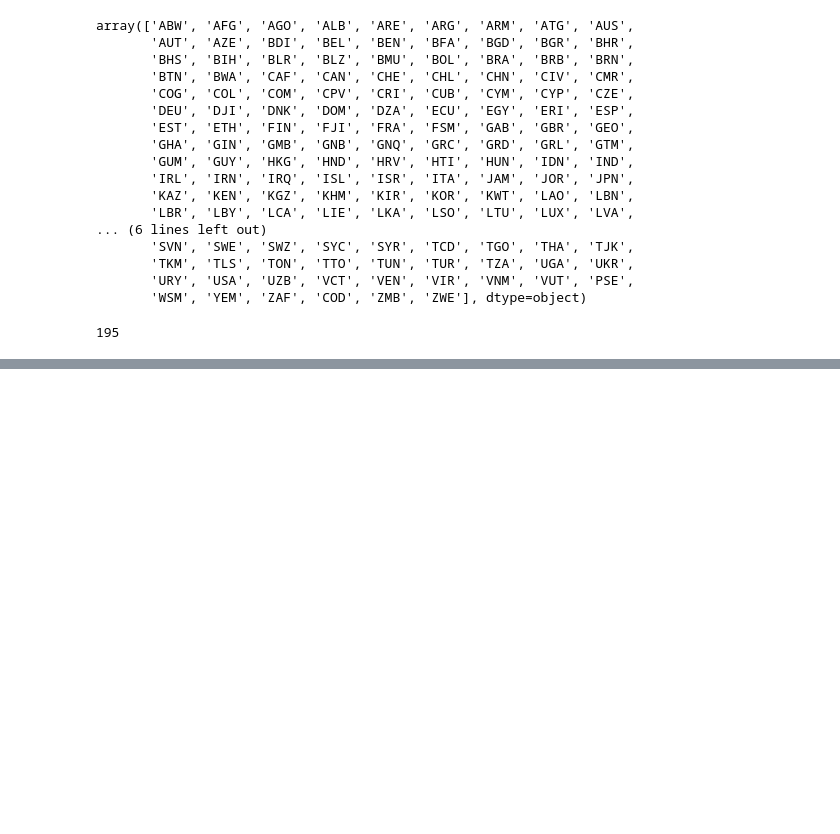
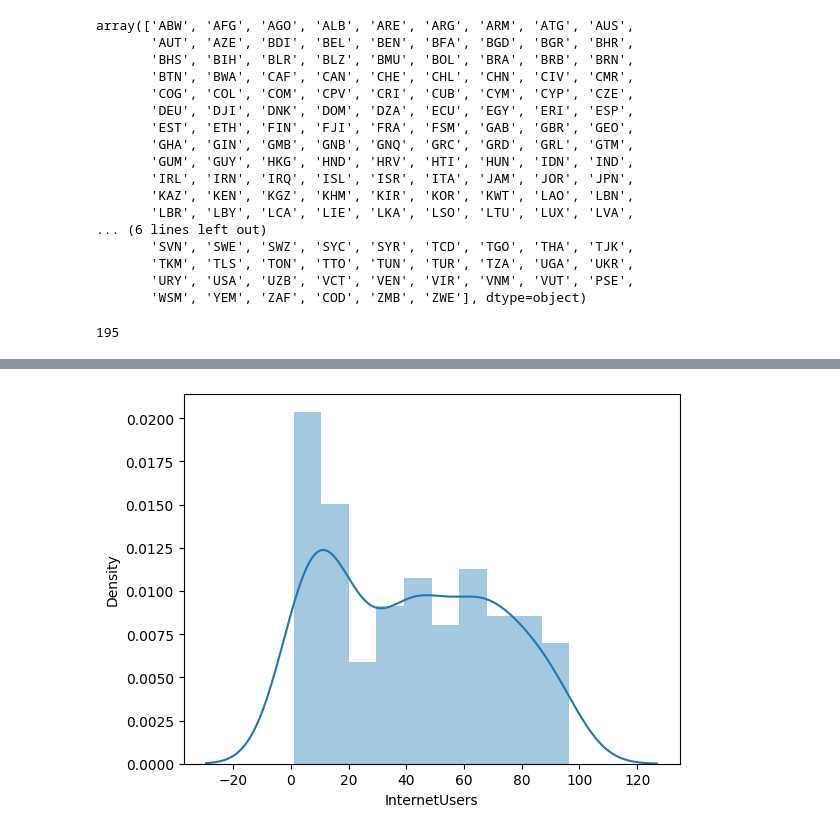
Before and after one commit to codebyALEEM/6_months_bootcamp__Agentic-AI-FSDS-ML-and-Python, a Jupyter notebook: P_Pandas_ALEEM.ipynb, the cells around one changed output, grey strips where cells are left out. Drawn from its saved outputs; the diff is of its cells as text; code cells hidden in the pictures; blank space fills up the shorter version.

```diff
--- a/P_Pandas_ALEEM.ipynb
+++ b/P_Pandas_ALEEM.ipynb
@@ -499,0 +535,4 @@ df.CountryCode.nunique()
+# %%
+vis1 = sns.distplot(df['InternetUsers'],bins=10)
+# %% [output]
+[figure, added]
```
Also changed, not shown: parts of 10 cells of this notebook.
